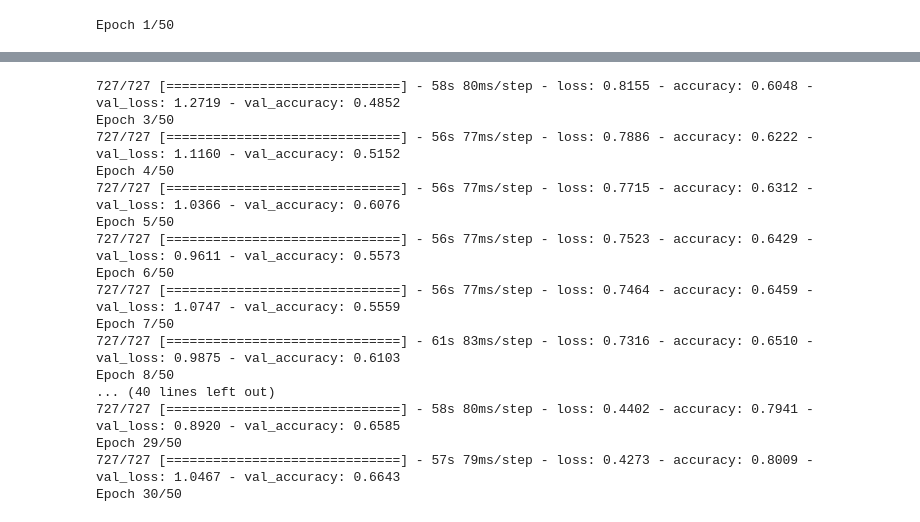
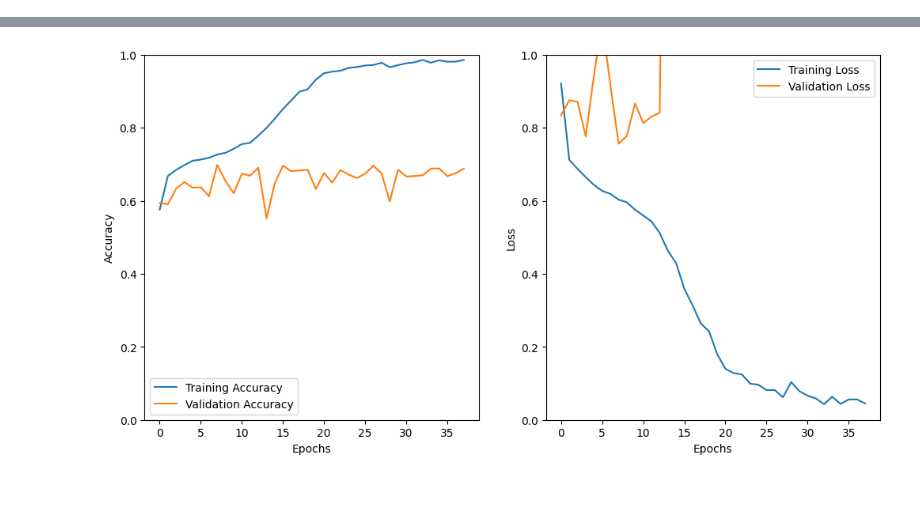
Before and after one commit to duyphuoc43/heartSoundNew, a Jupyter notebook: spectro-mfcc_chroma.ipynb, the cells around one changed output, grey strips where cells are left out. Saved outputs shown, nothing was run; the diff lists cells and outputs as text; code cells hidden in the pictures; blank space fills up the shorter version.

```diff
--- a/spectro-mfcc_chroma.ipynb
+++ b/spectro-mfcc_chroma.ipynb
@@ -56,44 +52,52 @@ def show_history():
 
     plt.show()
 # %%
+
 import tensorflow as tf
 from tensorflow.keras.models import Sequential
 from tensorflow.keras.layers import Conv2D, MaxPooling2D, BatchNormalization, LSTM, Dense, Dropout, Flatten
 from tensorflow.keras.callbacks import ModelCheckpoint, TensorBoard
 
 
-# Khởi tạo mô hình LSTM 2D
 input_shape = x_test[1].shape
 
 model = Sequential()
 
-# Tạo lớp Conv2D đầu tiên để chuyển hình ảnh xám thành 3 kênh (nhưng vẫn giữ nguyên kích thước 64x64)
+
 # model.add(Conv2D(3, (3, 3), activation='relu', input_shape=input_shape))
 
 # Lớp Convolution và Batch Normalization (BN) - Block 1
-model.add(Conv2D(32, (3, 3), activation='relu', padding='same',input_shape=input_shape))
+model.add(Conv2D(64, (3, 3), activation='relu', padding='same',input_shape=input_shape))
 model.add(BatchNormalization())
-model.add(Conv2D(32, (3, 3), activation='relu', padding='same'))
+
+model.add(Conv2D(64, (3, 3), activation='relu', padding='same'))
 model.add(BatchNormalization())
+
 model.add(MaxPooling2D(pool_size=(2 ,2)))
 
 # Lớp Convolution và Batch Normalization (BN) - Block 2
-model.add(Conv2D(64, (3, 3), activation='relu', padding='same'))
-model.add(BatchNormalization())
-model.add(Conv2D(64, (3, 3), activation='relu', padding='same'))
-model.add(BatchNormalization())
-model.add(MaxPooling2D(pool_size=(2 ,2)))
+# model.add(Conv2D(64, (3, 3), activation='relu', padding='same'))
+# model.add(BatchNormalization())
+# model.add(Conv2D(64, (3, 3), activation='relu', padding='same'))
+# model.add(BatchNormalization())
+# model.add(MaxPooling2D(pool_size=(2 ,2)))
 
 # Lớp Convolution và Batch Normalization (BN) - Block 3
 model.add(Conv2D(128, (3, 3), activation='relu', padding='same'))
 model.add(BatchNormalization())
 model.add(Conv2D(128, (3, 3), activation='relu', padding='same'))
 model.add(BatchNormalization())
-model.add(Conv2D(128, (3, 3), activation='relu', padding='same'))
+model.add(MaxPooling2D(pool_size=(2 ,2)))
+
+# # Lớp Convolution và Batch Normalization (BN) - Block 4
+model.add(Conv2D(256, (3, 3), activation='relu', padding='same'))
+model.add(BatchNormalization())
+model.add(Conv2D(256, (3, 3), activation='relu', padding='same'))
+model.add(BatchNormalization())
+model.add(Conv2D(256, (3, 3), activation='relu', padding='same'))
 model.add(BatchNormalization())
 model.add(MaxPooling2D(pool_size=(2 ,2)))
 
-# Lớp Convolution và Batch Normalization (BN) - Block 4
 model.add(Conv2D(256, (3, 3), activation='relu', padding='same'))
 model.add(BatchNormalization())
 model.add(Conv2D(256, (3, 3), activation='relu', padding='same'))
@@ -109,13 +113,23 @@ model.add(Conv2D(512, (3, 3), activation='relu', padding='same'))
 model.add(BatchNormalization())
 model.add(Conv2D(512, (3, 3), activation='relu', padding='same'))
 model.add(BatchNormalization())
+
+
+model.add(Conv2D(512, (3, 3), activation='relu', padding='same'))
+model.add(BatchNormalization())
+model.add(Conv2D(512, (3, 3), activation='relu', padding='same'))
+model.add(BatchNormalization())
+model.add(Conv2D(512, (3, 3), activation='relu', padding='same'))
+model.add(BatchNormalization())
 model.add(MaxPooling2D(pool_size=(2,2)))
 
 # Lớp Fully Connected
 model.add(Flatten())
+model.add(Dense(4096, activation='relu'))
 model.add(Dense(2048, activation='relu'))
+model.add(Dense(4096, activation='relu'))
 model.add(Dense(2048, activation='relu'))
-model.add(Dense(3, activation='softmax'))  # Thay num_classes bằng số lớp phân loại thực tế
+model.add(Dense(3, activation='softmax'))
 
 model.compile(optimizer='adam', loss='categorical_crossentropy', metrics=['accuracy'])
 
@@ -157,4 +157,4 @@ _________________________________________________________________
 # %%
-history = model.fit(x_train,y_train,batch_size=64, epochs=50,validation_data=(x_test, y_test))
+history = model.fit(x_train,y_train,batch_size=64, epochs=38,validation_data=(x_test, y_test), callbacks=[model_checkpoint])
 show_history()
 # %% [output]
@@ -163 +177,0 @@ show_history()
-Epoch 1/50
@@ -180,17 +178 @@ Epoch 2/50
-727/727 [==============================] - 58s 80ms/step - loss: 0.8155 - accuracy: 0.6048 - val_loss: 1.2719 - val_accuracy: 0.4852
-Epoch 3/50
-727/727 [==============================] - 56s 77ms/step - loss: 0.7886 - accuracy: 0.6222 - val_loss: 1.1160 - val_accuracy: 0.5152
-Epoch 4/50
-727/727 [==============================] - 56s 77ms/step - loss: 0.7715 - accuracy: 0.6312 - val_loss: 1.0366 - val_accuracy: 0.6076
-Epoch 5/50
-727/727 [==============================] - 56s 77ms/step - loss: 0.7523 - accuracy: 0.6429 - val_loss: 0.9611 - val_accuracy: 0.5573
-Epoch 6/50
-727/727 [==============================] - 56s 77ms/step - loss: 0.7464 - accuracy: 0.6459 - val_loss: 1.0747 - val_accuracy: 0.5559
-Epoch 7/50
-727/727 [==============================] - 61s 83ms/step - loss: 0.7316 - accuracy: 0.6510 - val_loss: 0.9875 - val_accuracy: 0.6103
-Epoch 8/50
-... (40 lines left out)
-727/727 [==============================] - 58s 80ms/step - loss: 0.4402 - accuracy: 0.7941 - val_loss: 0.8920 - val_accuracy: 0.6585
-Epoch 29/50
-727/727 [==============================] - 57s 79ms/step - loss: 0.4273 - accuracy: 0.8009 - val_loss: 1.0467 - val_accuracy: 0.6643
-Epoch 30/50
+[figure, added]
```
Also changed, not shown: parts of 5 cells of this notebook, 3 other files.
